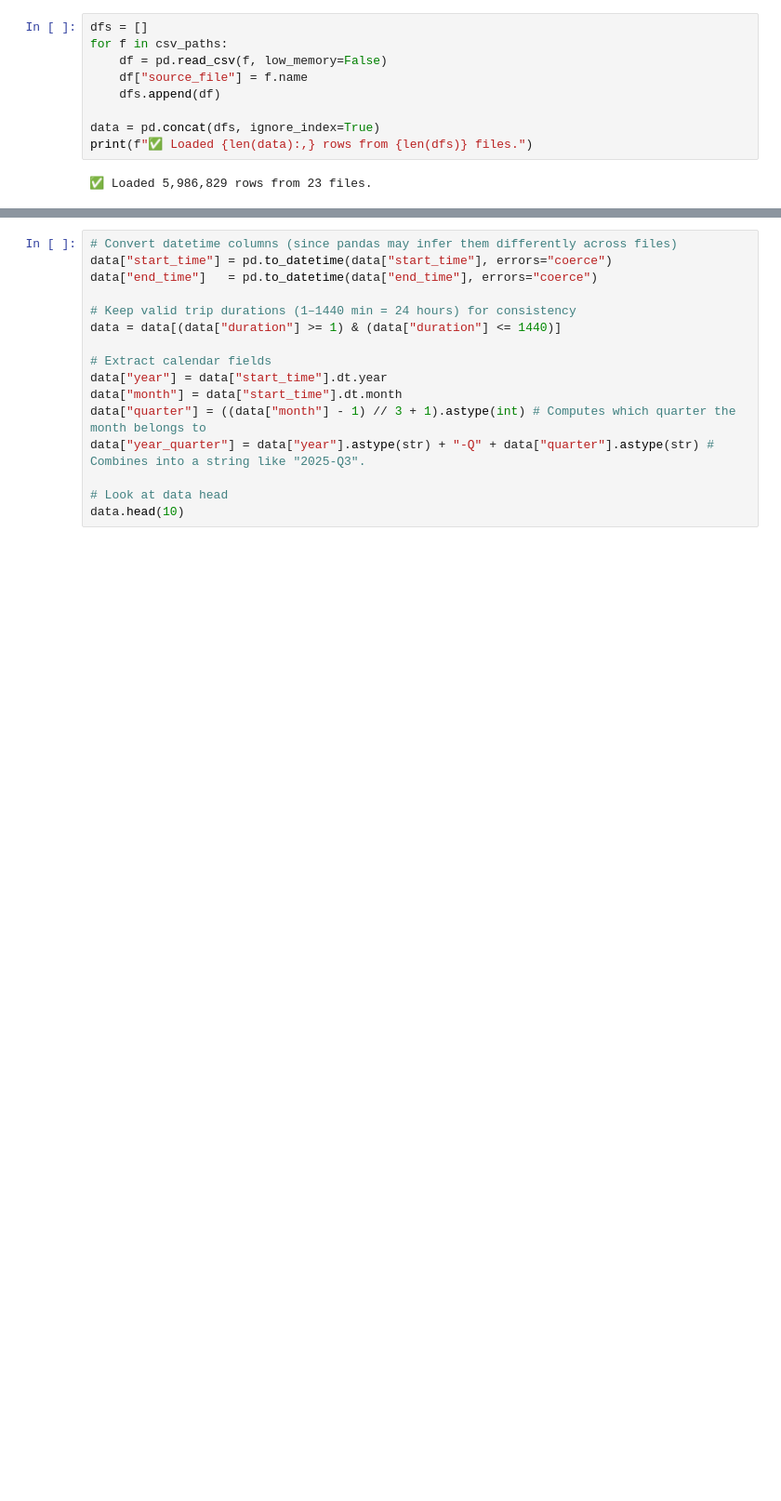
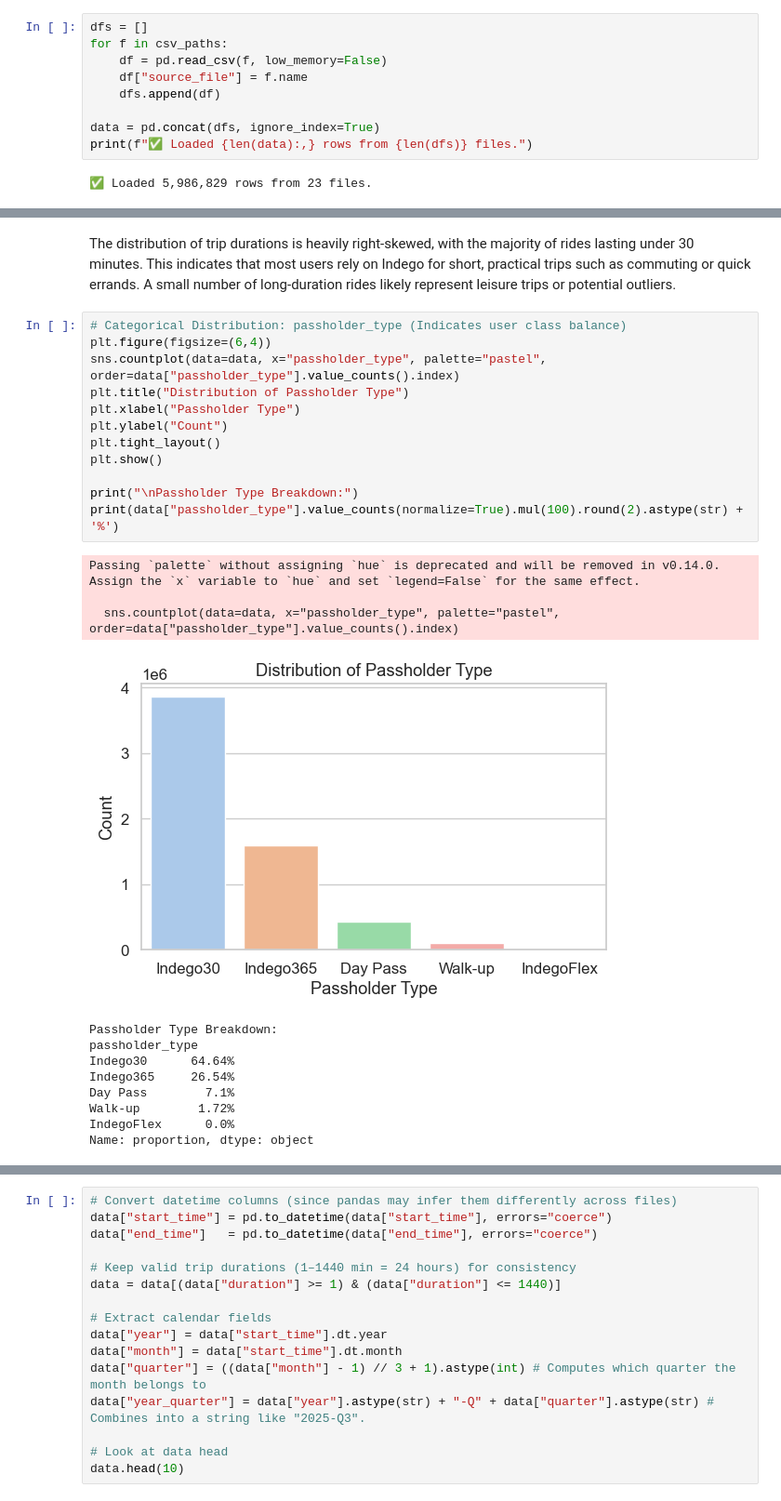
Before and after one commit to MiaTran1112/perpay-bike-share-challenge, a Jupyter notebook: notebooks/eda.ipynb, the cells around one changed output, grey strips where cells are left out. Shown at 93% size. Saved outputs shown, nothing was run; the diff lists cells and outputs as text; blank space fills up the shorter version.

```diff
--- a/notebooks/eda.ipynb
+++ b/notebooks/eda.ipynb
@@ -54,0 +136,27 @@ print(f"✅ Loaded {len(data):,} rows from {len(dfs)} files.")
+# %% [markdown]
+The distribution of trip durations is heavily right-skewed, with the majority of rides lasting under 30 minutes. This indicates that most users rely on Indego for short, practical trips such as commuting or quick errands. A small number of long-duration rides likely represent leisure trips or potential outliers.
+# %%
+# Categorical Distribution: passholder_type (Indicates user class balance)
+plt.figure(figsize=(6,4))
+sns.countplot(data=data, x="passholder_type", palette="pastel", order=data["passholder_type"].value_counts().index)
+plt.title("Distribution of Passholder Type")
+plt.xlabel("Passholder Type")
+plt.ylabel("Count")
+plt.tight_layout()
+plt.show()
+
+print("\nPassholder Type Breakdown:")
+print(data["passholder_type"].value_counts(normalize=True).mul(100).round(2).astype(str) + '%')
+# %% [output]
+Passing `palette` without assigning `hue` is deprecated and will be removed in v0.14.0. Assign the `x` variable to `hue` and set `legend=False` for the same effect.
+
+  sns.countplot(data=data, x="passholder_type", palette="pastel", order=data["passholder_type"].value_counts().index)
+[figure, added]
+Passholder Type Breakdown:
+passholder_type
+Indego30      64.64%
+Indego365     26.54%
+Day Pass        7.1%
+Walk-up        1.72%
+IndegoFlex      0.0%
+Name: proportion, dtype: object
```
Also changed, not shown: parts of 15 cells of this notebook.
